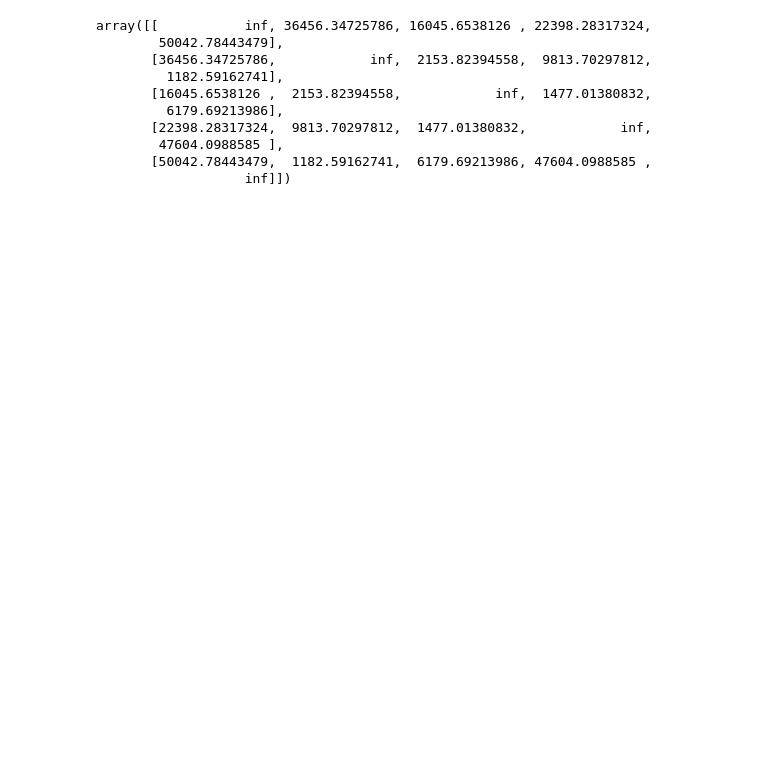
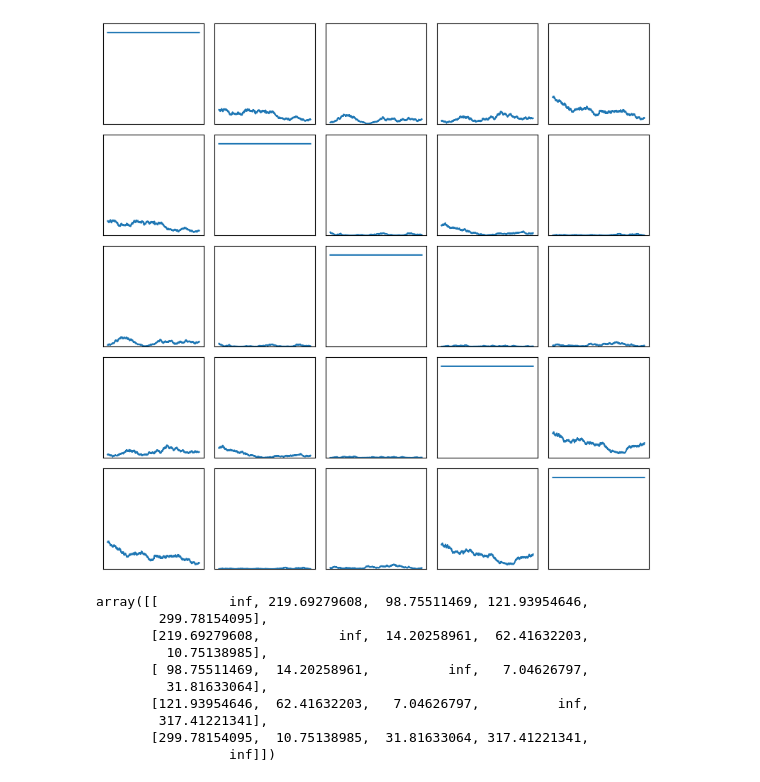
Before and after one commit to BevisD/time-series-assessment, a Jupyter notebook: eda.ipynb, the cells around one changed output. Cells and saved outputs as stored; diff of their text form; code cells hidden in the pictures; blank space fills up the shorter version.

```diff
--- a/eda.ipynb
+++ b/eda.ipynb
@@ -71,15 +75,27 @@ partial_coherence = np.abs(S_hat_inv ** 2) / (S_hat_inv_diag[:, :, None] * S_hat
 partial_coherence = partial_coherence.real
+# %%
+fig, axs = plt.subplots(r, r, figsize=(8, 8), tight_layout=True)
+
+for i in range(r):
+    for j in range(r):
+        axs[i, j].plot(partial_coherence[:, i, j])
+        axs[i, j].set_xticks([])
+        axs[i, j].set_yticks([])
+
+        axs[i, j].set_ylim(0, 1.1)
+# %% [output]
+[figure, added]
 # %%
-W = -2 * K * np.log(1 - partial_coherence[frequency_grid_mask]).sum(axis=0)
+W = -2 * K * np.log(1 - partial_coherence[frequency_grid_indices]).sum(axis=0)
 W
 # %% [output]
-array([[           inf, 36456.34725786, 16045.6538126 , 22398.28317324,
-        50042.78443479],
-       [36456.34725786,            inf,  2153.82394558,  9813.70297812,
-         1182.59162741],
-       [16045.6538126 ,  2153.82394558,            inf,  1477.01380832,
-         6179.69213986],
-       [22398.28317324,  9813.70297812,  1477.01380832,            inf,
-        47604.0988585 ],
-       [50042.78443479,  1182.59162741,  6179.69213986, 47604.0988585 ,
-                   inf]])
+array([[         inf, 219.69279608,  98.75511469, 121.93954646,
+        299.78154095],
+       [219.69279608,          inf,  14.20258961,  62.41632203,
+         10.75138985],
+       [ 98.75511469,  14.20258961,          inf,   7.04626797,
+         31.81633064],
+       [121.93954646,  62.41632203,   7.04626797,          inf,
+        317.41221341],
+       [299.78154095,  10.75138985,  31.81633064, 317.41221341,
+                 inf]])
```
Also changed, not shown: parts of 8 cells of this notebook.
